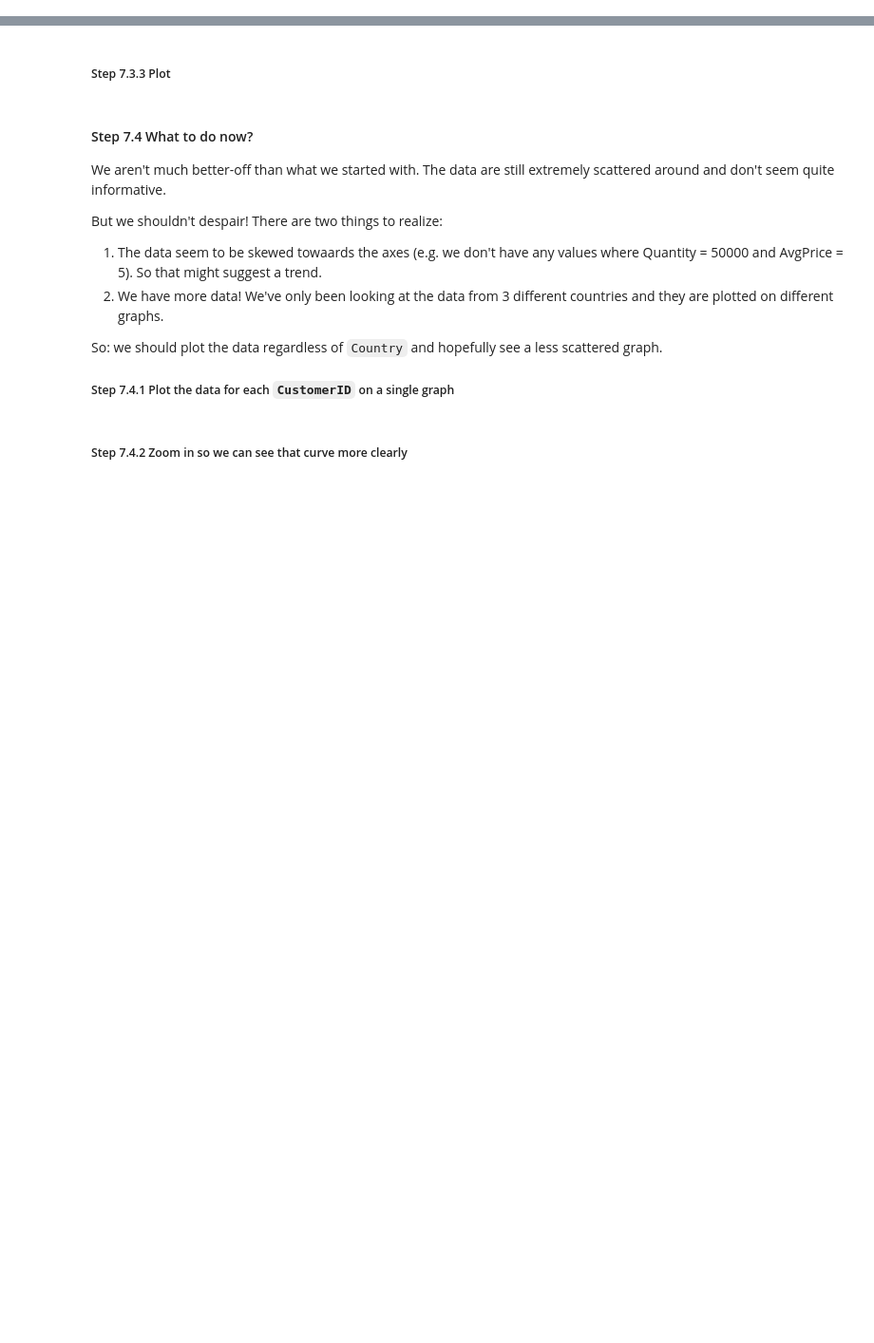
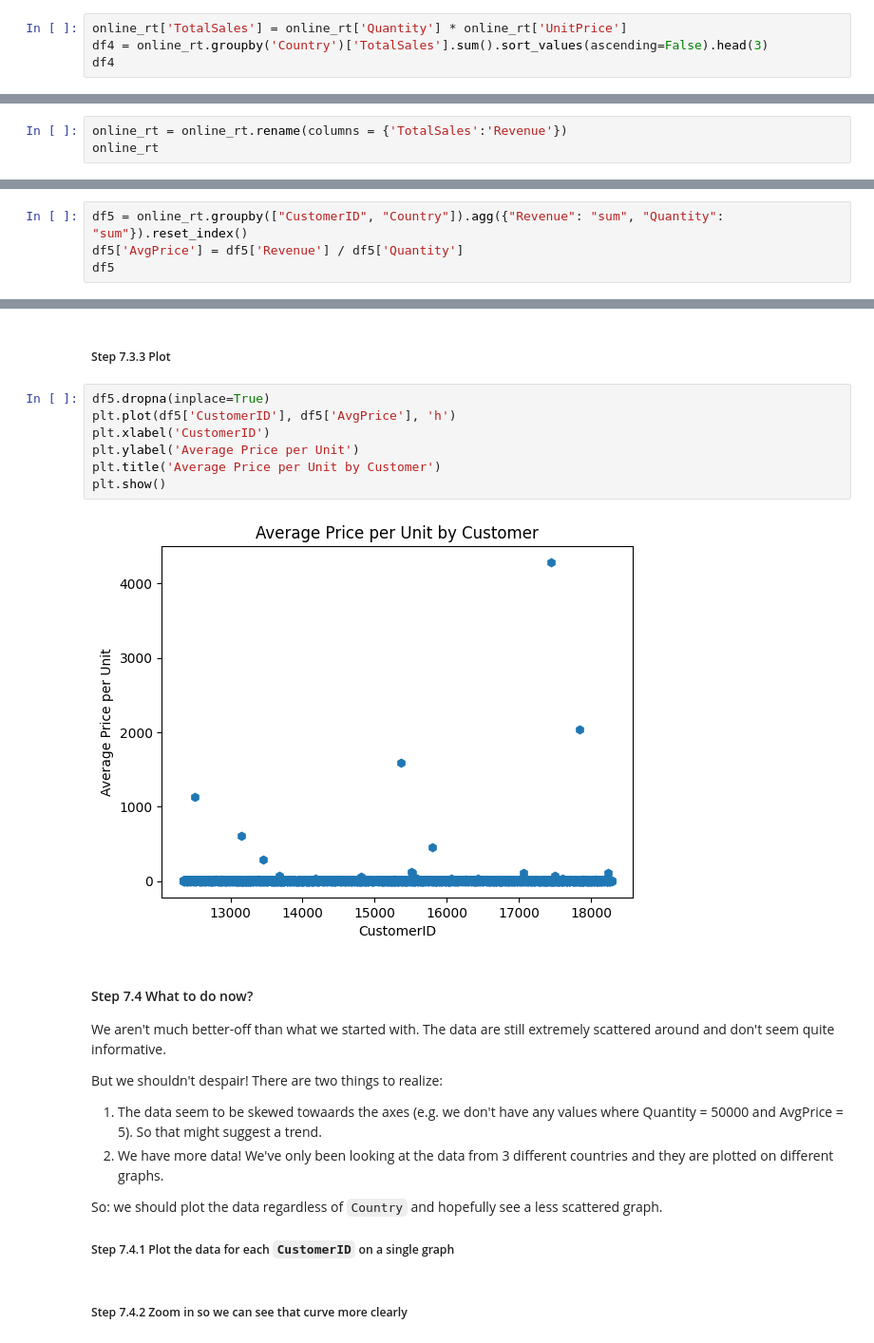
Before and after one commit to macvanthanh123/laptrinhai, a Jupyter notebook: bai_tap_bu_W8-9/07_Visualization/Online_Retail/72.ipynb, the cells around one changed output, grey strips where cells are left out. Shown at 95% size. Saved outputs shown, nothing was run; the diff lists cells and outputs as text; blank space fills up the shorter version.

```diff
--- a/bai_tap_bu_W8-9/07_Visualization/Online_Retail/72.ipynb
+++ b/bai_tap_bu_W8-9/07_Visualization/Online_Retail/72.ipynb
@@ -107,3 +156,7 @@ Total sales volume (i.e. total quantity sold) or total sales (i.e. revenue).
 This exercise goes for sales volume, so let's stick to that.
 
 ##### Step 7.2.1 Find out the top 3 countries in terms of sales volume.
+# %%
+online_rt['TotalSales'] = online_rt['Quantity'] * online_rt['UnitPrice']
+df4 = online_rt.groupby('Country')['TotalSales'].sum().sort_values(ascending=False).head(3)
+df4
@@ -123,3 +182,6 @@ We need to unpack that.
 #### Step 7.3 Modify, select and plot data
 ##### Step 7.3.1 Add a column to online_rt called `Revenue` calculate the revenue (Quantity * UnitPrice) from each sale.
 We will use this later to figure out an average price per customer.
+# %%
+online_rt = online_rt.rename(columns = {'TotalSales':'Revenue'})
+online_rt
@@ -126,2 +202,6 @@ We will use this later to figure out an average price per customer.
 # %% [markdown]
 ##### Step 7.3.2 Group by `CustomerID` and `Country` and find out the average price (`AvgPrice`) each customer spends per unit.
+# %%
+df5 = online_rt.groupby(["CustomerID", "Country"]).agg({"Revenue": "sum", "Quantity": "sum"}).reset_index()
+df5['AvgPrice'] = df5['Revenue'] / df5['Quantity']
+df5
@@ -128,5 +222,14 @@ We will use this later to figure out an average price per customer.
 # %% [markdown]
 ##### Step 7.3.3 Plot
+# %%
+df5.dropna(inplace=True)
+plt.plot(df5['CustomerID'], df5['AvgPrice'], 'h')
+plt.xlabel('CustomerID')
+plt.ylabel('Average Price per Unit')
+plt.title('Average Price per Unit by Customer')
+plt.show()
+# %% [output]
+[figure, added]
 # %% [markdown]
 #### Step 7.4 What to do now?
 We aren't much better-off than what we started with. The data are still extremely scattered around and don't seem quite informative.
```
Also changed, not shown: parts of 14 cells of this notebook.
